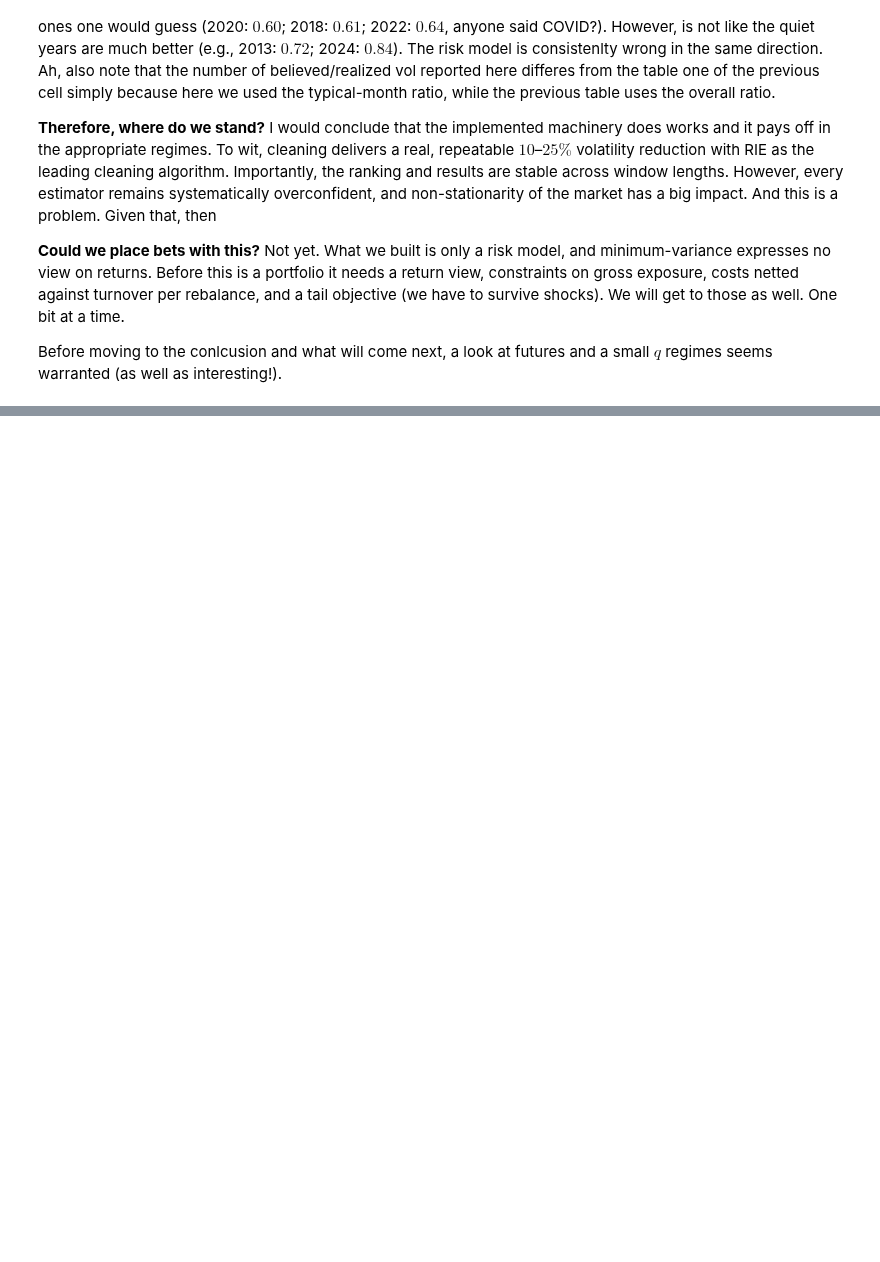
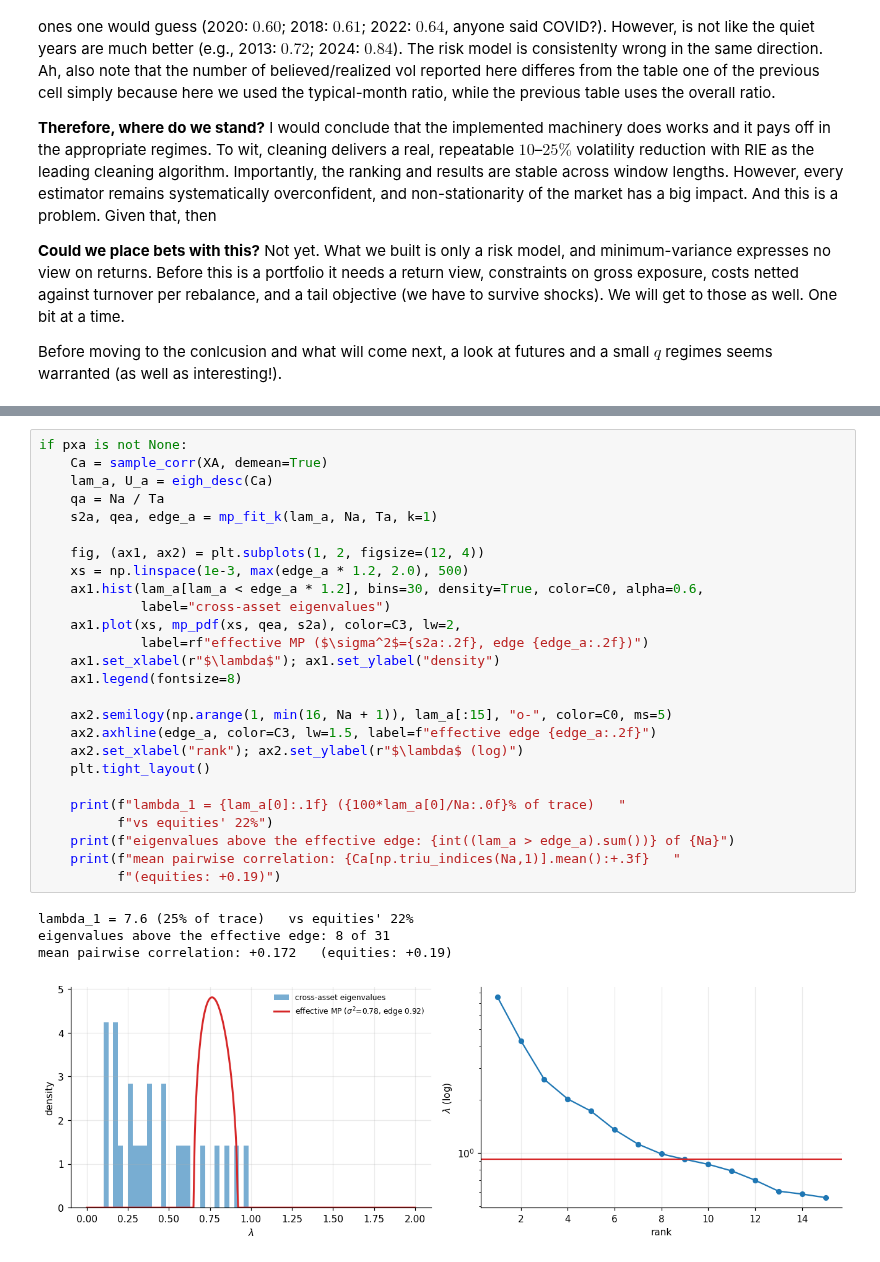
Before and after one commit to MarcoGaloppo/Quant-RMT-FatTails, a Jupyter notebook: narrative_rmt_market_data.ipynb, the cells around one changed output, grey strips where cells are left out. Drawn from its saved outputs; the diff is of its cells as text; blank space fills up the shorter version.

```diff
--- a/narrative_rmt_market_data.ipynb
+++ b/narrative_rmt_market_data.ipynb
@@ -1245,0 +1348,31 @@ Before moving to the conlcusion and what will come next, a look at futures and a
+# %%
+if pxa is not None:
+    Ca = sample_corr(XA, demean=True)
+    lam_a, U_a = eigh_desc(Ca)
+    qa = Na / Ta
+    s2a, qea, edge_a = mp_fit_k(lam_a, Na, Ta, k=1)
+
+    fig, (ax1, ax2) = plt.subplots(1, 2, figsize=(12, 4))
+    xs = np.linspace(1e-3, max(edge_a * 1.2, 2.0), 500)
+    ax1.hist(lam_a[lam_a < edge_a * 1.2], bins=30, density=True, color=C0, alpha=0.6,
+             label="cross-asset eigenvalues")
+    ax1.plot(xs, mp_pdf(xs, qea, s2a), color=C3, lw=2,
+             label=rf"effective MP ($\sigma^2$={s2a:.2f}, edge {edge_a:.2f})")
+    ax1.set_xlabel(r"$\lambda$"); ax1.set_ylabel("density")
+    ax1.legend(fontsize=8)
+
+    ax2.semilogy(np.arange(1, min(16, Na + 1)), lam_a[:15], "o-", color=C0, ms=5)
+    ax2.axhline(edge_a, color=C3, lw=1.5, label=f"effective edge {edge_a:.2f}")
+    ax2.set_xlabel("rank"); ax2.set_ylabel(r"$\lambda$ (log)")
+    plt.tight_layout()
+
+    print(f"lambda_1 = {lam_a[0]:.1f} ({100*lam_a[0]/Na:.0f}% of trace)   "
+          f"vs equities' 22%")
+    print(f"eigenvalues above the effective edge: {int((lam_a > edge_a).sum())} of {Na}")
+    print(f"mean pairwise correlation: {Ca[np.triu_indices(Na,1)].mean():+.3f}   "
+          f"(equities: +0.19)")
+# %% [output]
+lambda_1 = 7.6 (25% of trace)   vs equities' 22%
+eigenvalues above the effective edge: 8 of 31
+mean pairwise correlation: +0.172   (equities: +0.19)
+[figure, added]
```
Also changed, not shown: parts of 14 cells of this notebook.
